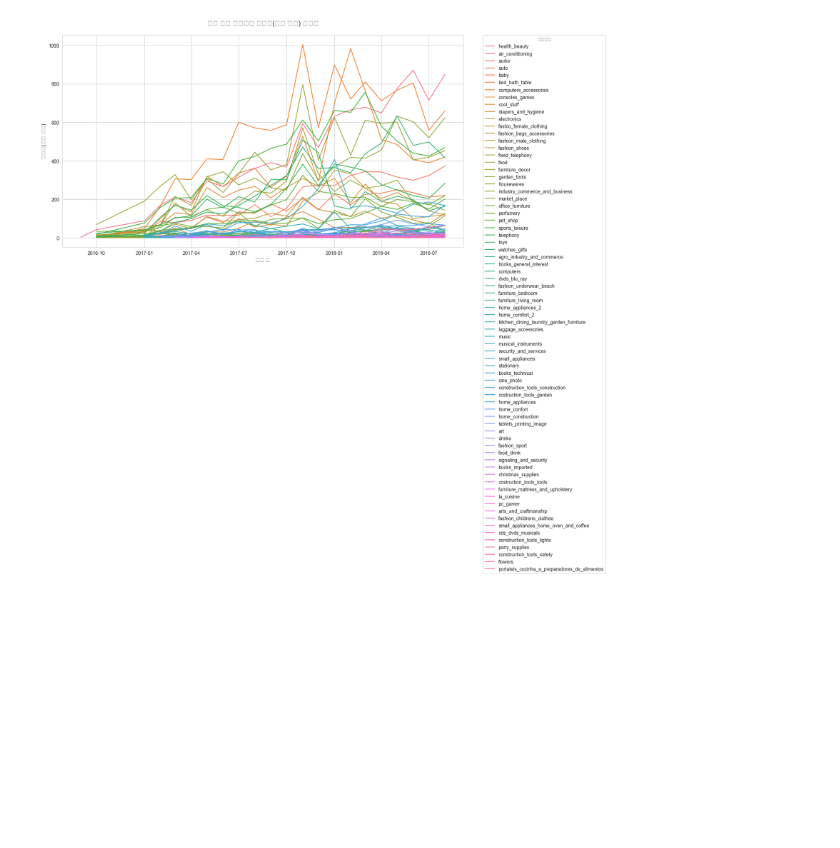
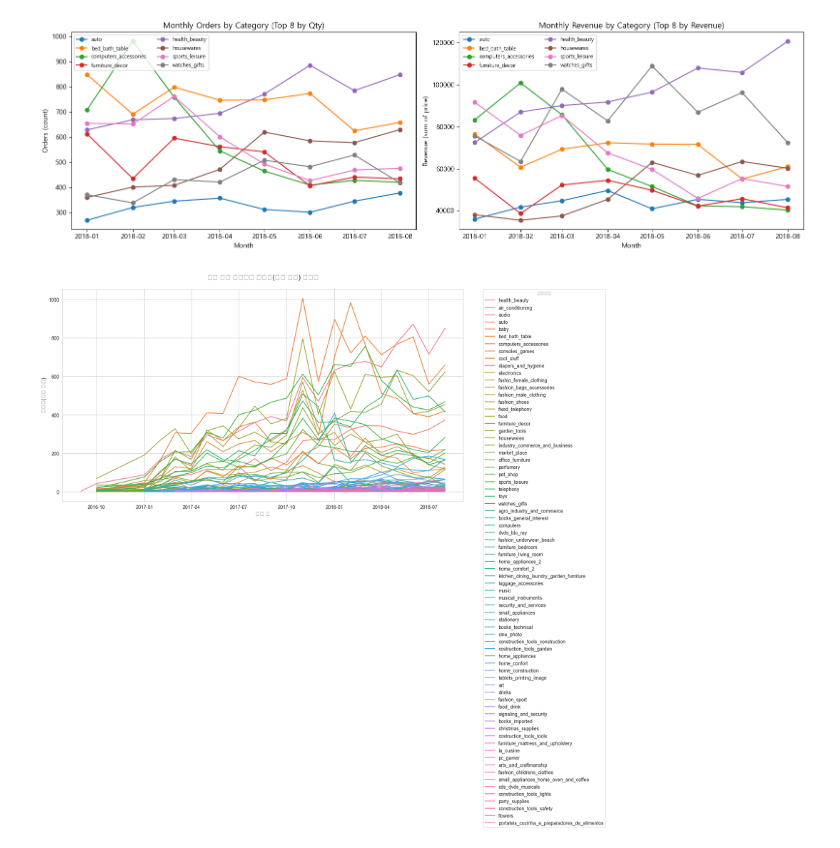
Before and after one commit to hhayan/project_olist_ecommerce, a Jupyter notebook: 과제3.ipynb, the cells around one changed output. Drawn from its saved outputs; the diff is of its cells as text; code cells hidden in the pictures; blank space fills up the shorter version.

```diff
--- a/과제3.ipynb
+++ b/과제3.ipynb
@@ -69 +73,53 @@ print(category_trend_sales.head())
+# %%
+# 1) 월 단위 컬럼 생성
+df["month"] = df["order_purchase_timestamp"].values.astype("datetime64[M]")
+df["qty"] = 1  # 각 row = 1개 주문 아이템
+
+# 2) 월별 카테고리별 판매량 / 매출 집계
+monthly_cat = (
+    df.groupby(["month", "product_category_name_english"], as_index=False)
+      .agg(qty=("qty", "sum"),
+           revenue=("price", "sum"))
+      .sort_values(["month", "product_category_name_english"])
+)
+
+# 3) Top-N 카테고리 선정 (전체 기간 기준)
+N = 8
+topN_qty = (monthly_cat.groupby("product_category_name_english")["qty"]
+                        .sum().sort_values(ascending=False).head(N).index.tolist())
+topN_rev = (monthly_cat.groupby("product_category_name_english")["revenue"]
+                        .sum().sort_values(ascending=False).head(N).index.tolist())
+
+# 4) Pivot (판매량 & 매출)
+pivot_qty = (monthly_cat[monthly_cat["product_category_name_english"].isin(topN_qty)]
+             .pivot(index="month", columns="product_category_name_english", values="qty")
+             .fillna(0))
+
+pivot_rev = (monthly_cat[monthly_cat["product_category_name_english"].isin(topN_rev)]
+             .pivot(index="month", columns="product_category_name_english", values="revenue")
+             .fillna(0))
+
+# 5) 시각화 (1줄에 2개 그래프)
+fig, axes = plt.subplots(1, 2, figsize=(16,5))
+
+# (왼쪽) 판매량
+for col in pivot_qty.columns:
+    axes[0].plot(pivot_qty.index, pivot_qty[col], marker="o", label=col)
+axes[0].set_title(f"Monthly Orders by Category (Top {N} by Qty)")
+axes[0].set_xlabel("Month")
+axes[0].set_ylabel("Orders (count)")
+axes[0].legend(loc="upper left", ncol=2, fontsize=8)
+
+# (오른쪽) 매출액
+for col in pivot_rev.columns:
+    axes[1].plot(pivot_rev.index, pivot_rev[col], marker="o", label=col)
+axes[1].set_title(f"Monthly Revenue by Category (Top {N} by Revenue)")
+axes[1].set_xlabel("Month")
+axes[1].set_ylabel("Revenue (sum of price)")
+axes[1].legend(loc="upper left", ncol=2, fontsize=8)
+
+plt.tight_layout()
+plt.show()
+# %% [output]
+[figure, added]
 # %%
```
Also changed, not shown: parts of 5 cells of this notebook.
